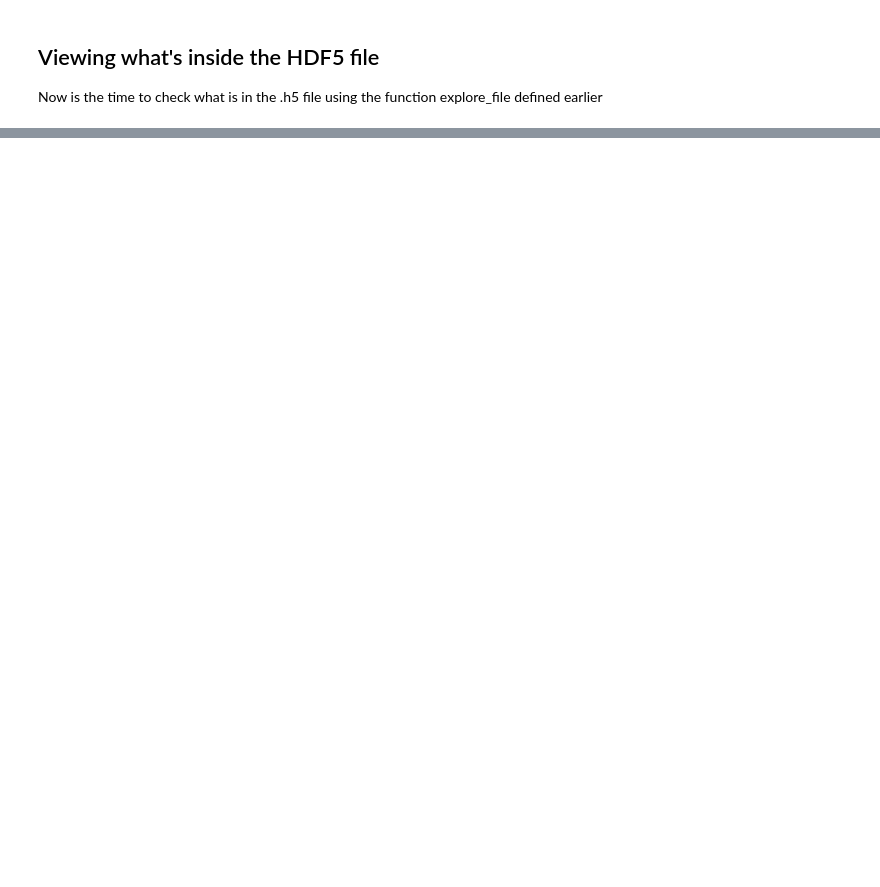
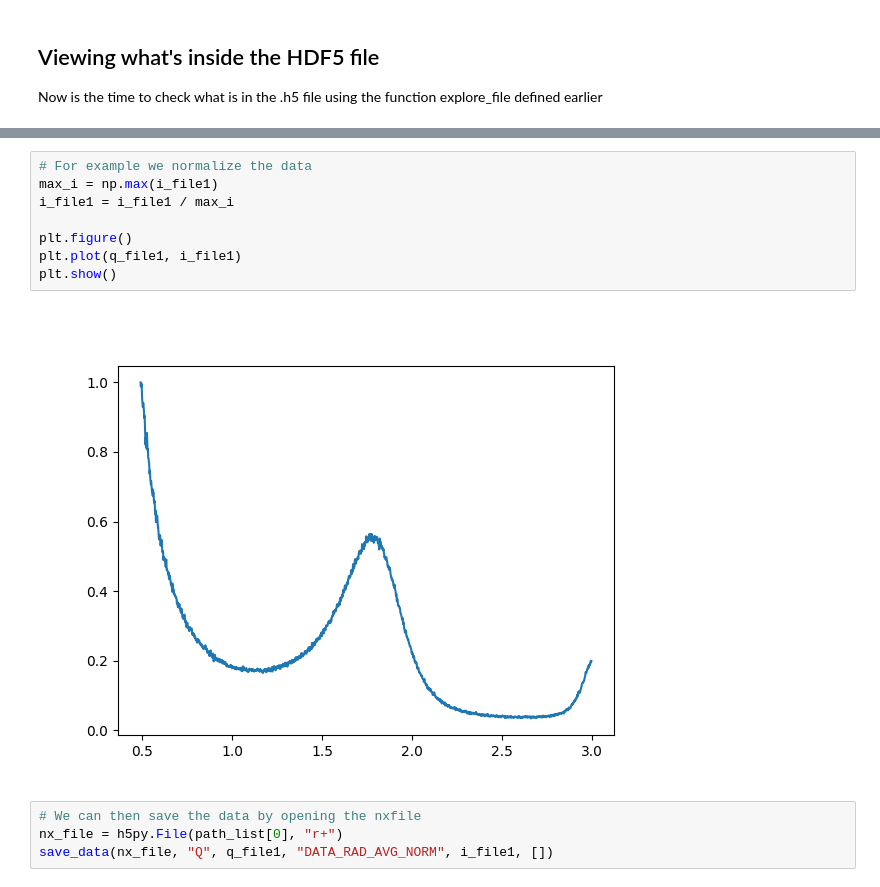
Before and after one commit to CEA-MetroCarac/SWAXSanalysis, a Jupyter notebook: saxs_nxformat/machine_configs/XEUSS/nexus_file_processing.ipynb, the cells around one changed output, grey strips where cells are left out. Drawn from its saved outputs; the diff is of its cells as text; blank space fills up the shorter version.

```diff
--- a/saxs_nxformat/machine_configs/XEUSS/nexus_file_processing.ipynb
+++ b/saxs_nxformat/machine_configs/XEUSS/nexus_file_processing.ipynb
@@ -1136,0 +278,14 @@ process_vertical_integration(path_list[0], display=True)
+# %%
+# For example we normalize the data
+max_i = np.max(i_file1)
+i_file1 = i_file1 / max_i
+
+plt.figure()
+plt.plot(q_file1, i_file1)
+plt.show()
+# %% [output]
+[figure, added]
+# %%
+# We can then save the data by opening the nxfile
+nx_file = h5py.File(path_list[0], "r+")
+save_data(nx_file, "Q", q_file1, "DATA_RAD_AVG_NORM", i_file1, [])
```
Also changed, not shown: parts of 48 cells of this notebook, 1 other file.
